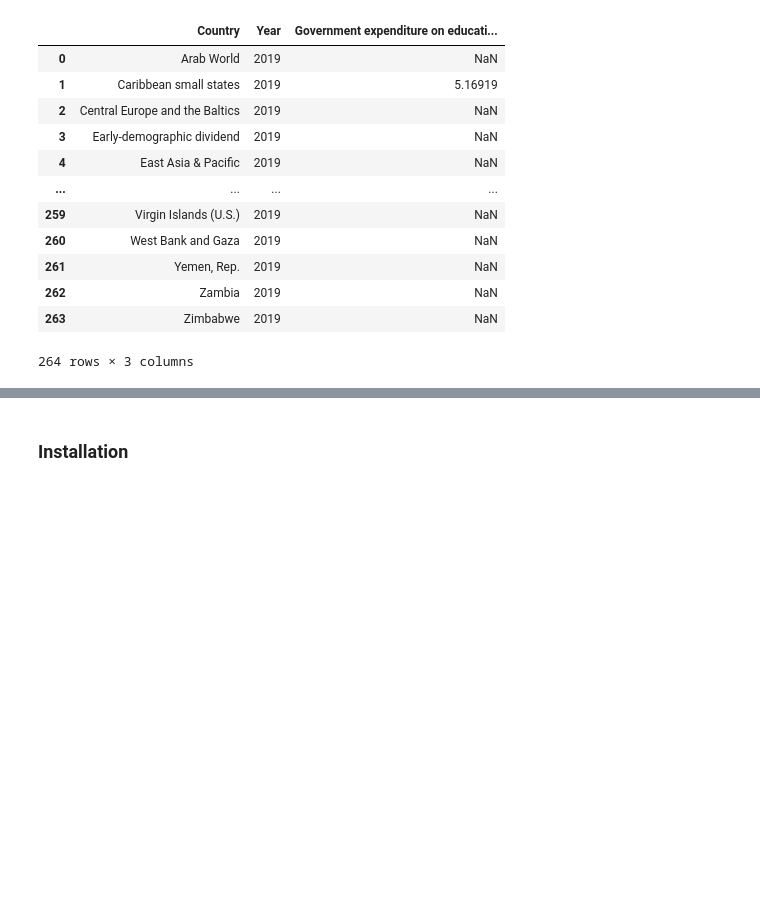
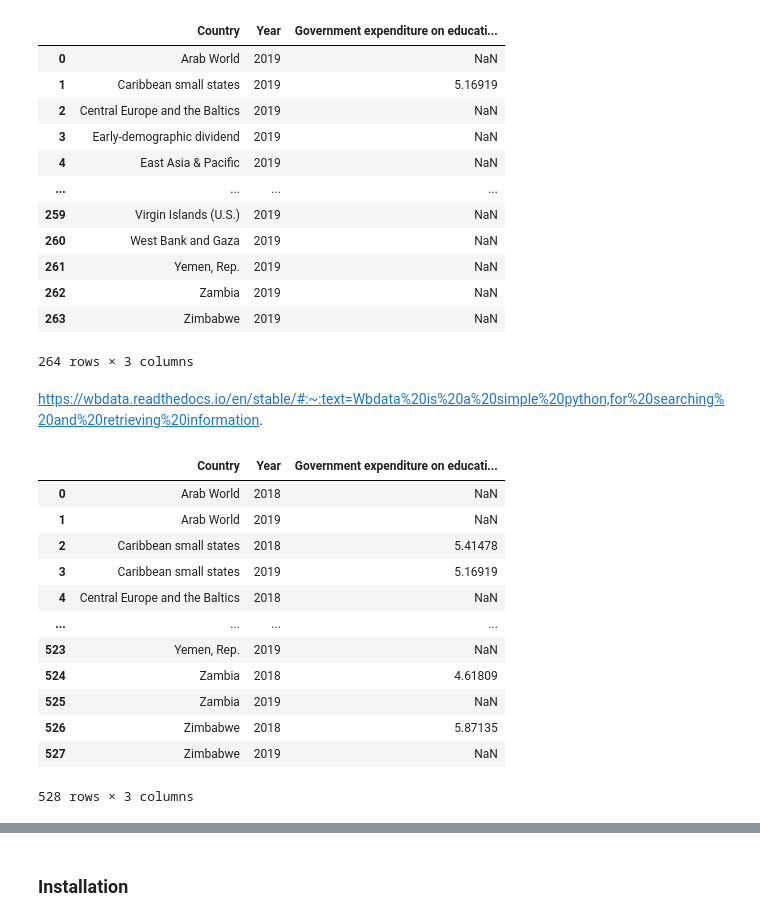
Before and after one commit to karnsaurabhkumar/soscipy, a Jupyter notebook: examples/Data Analysis.ipynb, the cells around one changed output, grey strips where cells are left out. Saved outputs shown, nothing was run; the diff lists cells and outputs as text; code cells hidden in the pictures; blank space fills up the shorter version.

```diff
--- a/examples/Data Analysis.ipynb
+++ b/examples/Data Analysis.ipynb
@@ -51,0 +291,19 @@ data
+# %% [markdown]
+https://wbdata.readthedocs.io/en/stable/#:~:text=Wbdata%20is%20a%20simple%20python,for%20searching%20and%20retrieving%20information.
+# %%
+data = world_bank_data(data_url,date='2018:2020')
+data
+# %% [output]
+|  | Country | Year | Government expenditure on educati... |
+| 0 | Arab World | 2018 | NaN |
+| 1 | Arab World | 2019 | NaN |
+| 2 | Caribbean small states | 2018 | 5.41478 |
+| 3 | Caribbean small states | 2019 | 5.16919 |
+| 4 | Central Europe and the Baltics | 2018 | NaN |
+| ... | ... | ... | ... |
+| 523 | Yemen, Rep. | 2019 | NaN |
+| 524 | Zambia | 2018 | 4.61809 |
+| 525 | Zambia | 2019 | NaN |
+| 526 | Zimbabwe | 2018 | 5.87135 |
+| 527 | Zimbabwe | 2019 | NaN |
+528 rows × 3 columns
```
Also changed, not shown: parts of 24 cells of this notebook, 3 other files.
